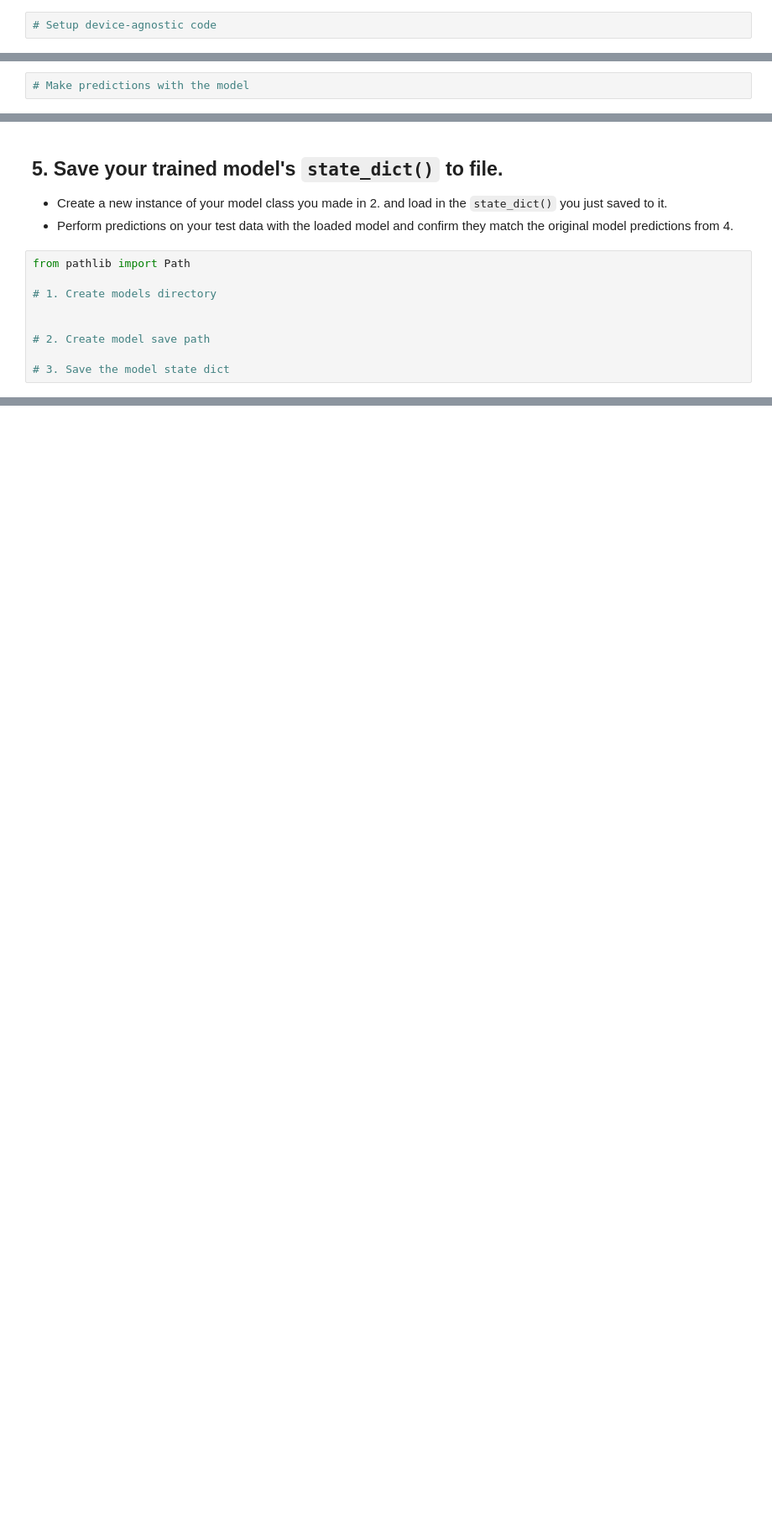
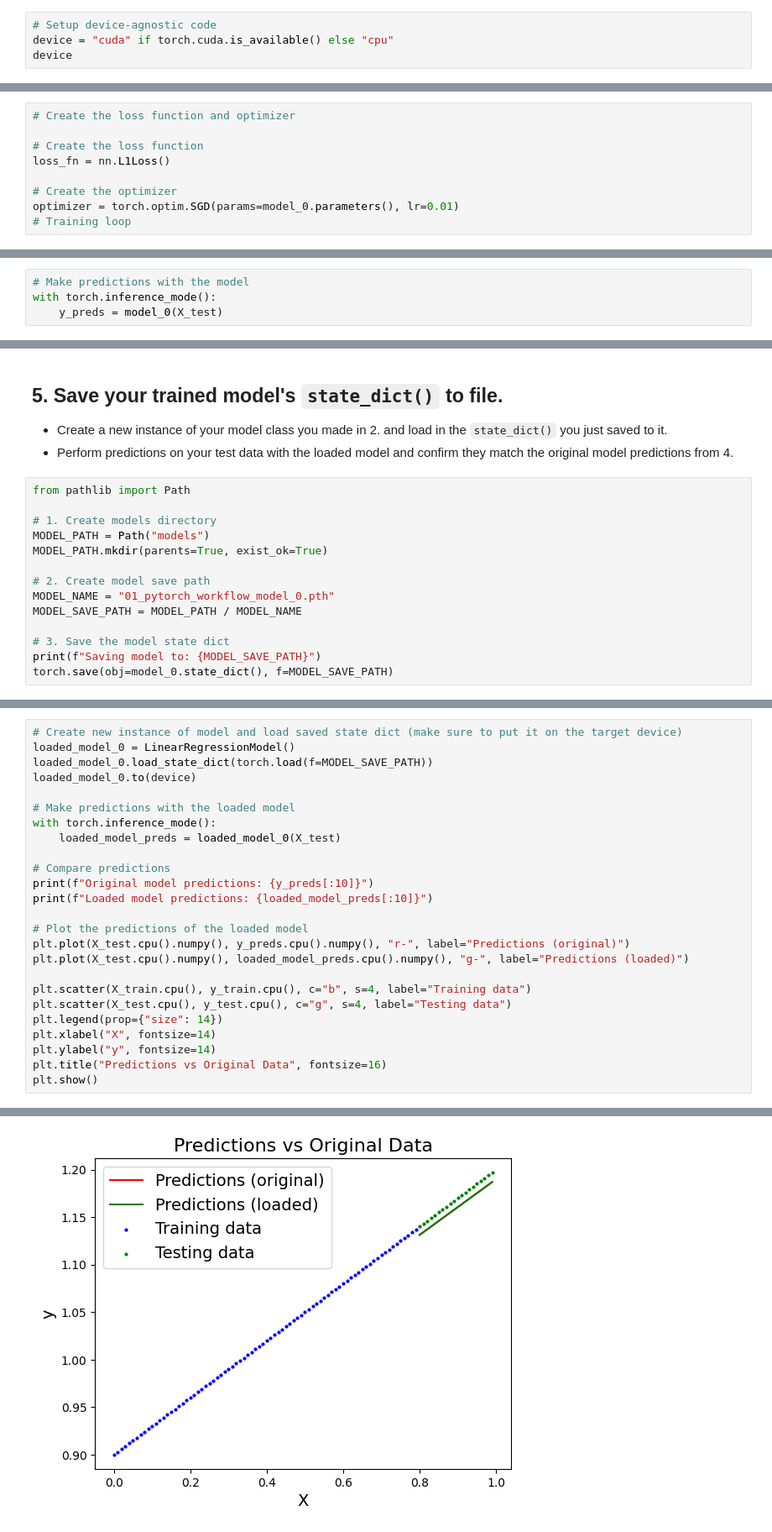
Before and after one commit to M-S-ibrahim/ArewaDS-Deep-Learning-, a Jupyter notebook: Excercise2.ipynb, the cells around one changed output, grey strips where cells are left out. Shown at 84% size. Drawn from its saved outputs; the diff is of its cells as text; blank space fills up the shorter version.

```diff
--- a/Excercise2.ipynb
+++ b/Excercise2.ipynb
@@ -11,2 +17,4 @@
 # %%
 # Setup device-agnostic code
+device = "cuda" if torch.cuda.is_available() else "cpu"
+device
@@ -62,3 +137,12 @@ print(f"First 10 X & y samples:\nX: {X[:10]}\ny: {y[:10]}")
+# %%
+# Create the loss function and optimizer
+
+# Create the loss function
+loss_fn = nn.L1Loss()
+
+# Create the optimizer
+optimizer = torch.optim.SGD(params=model_0.parameters(), lr=0.01)
+# Training loop
 # %%
 # Training loop
 
@@ -106,5 +216,7 @@ for epoch in range(epochs):
   * Visualize these predictions against the original training and testing data (**note:** you may need to make sure the predictions are *not* on the GPU if you want to use non-CUDA-enabled libraries such as matplotlib to plot).
 # %%
 # Make predictions with the model
+with torch.inference_mode():
+    y_preds = model_0(X_test)
 # %%
 # Plot the predictions (these may need to be on a specific device)
@@ -116,8 +232,13 @@ for epoch in range(epochs):
 from pathlib import Path
 
 # 1. Create models directory
-
+MODEL_PATH = Path("models")
+MODEL_PATH.mkdir(parents=True, exist_ok=True)
 
 # 2. Create model save path
+MODEL_NAME = "01_pytorch_workflow_model_0.pth"
+MODEL_SAVE_PATH = MODEL_PATH / MODEL_NAME
 
 # 3. Save the model state dict
+print(f"Saving model to: {MODEL_SAVE_PATH}")
+torch.save(obj=model_0.state_dict(), f=MODEL_SAVE_PATH)
@@ -127,0 +256,26 @@ from pathlib import Path
+# %%
+# Create new instance of model and load saved state dict (make sure to put it on the target device)
+loaded_model_0 = LinearRegressionModel()
+loaded_model_0.load_state_dict(torch.load(f=MODEL_SAVE_PATH))
+loaded_model_0.to(device)
+
+# Make predictions with the loaded model
+with torch.inference_mode():
+    loaded_model_preds = loaded_model_0(X_test)
+
+# Compare predictions
+print(f"Original model predictions: {y_preds[:10]}")
+print(f"Loaded model predictions: {loaded_model_preds[:10]}")
+
+# Plot the predictions of the loaded model
+plt.plot(X_test.cpu().numpy(), y_preds.cpu().numpy(), "r-", label="Predictions (original)")
+plt.plot(X_test.cpu().numpy(), loaded_model_preds.cpu().numpy(), "g-", label="Predictions (loaded)")
+
+plt.scatter(X_train.cpu(), y_train.cpu(), c="b", s=4, label="Training data")
+plt.scatter(X_test.cpu(), y_test.cpu(), c="g", s=4, label="Testing data")
+plt.legend(prop={"size": 14})
+plt.xlabel("X", fontsize=14)
+plt.ylabel("y", fontsize=14)
+plt.title("Predictions vs Original Data", fontsize=16)
+plt.show()
+# %% [output]
@@ -127,0 +302 @@ from pathlib import Path
+[figure, added]
```
Also changed, not shown: parts of 18 cells of this notebook.
